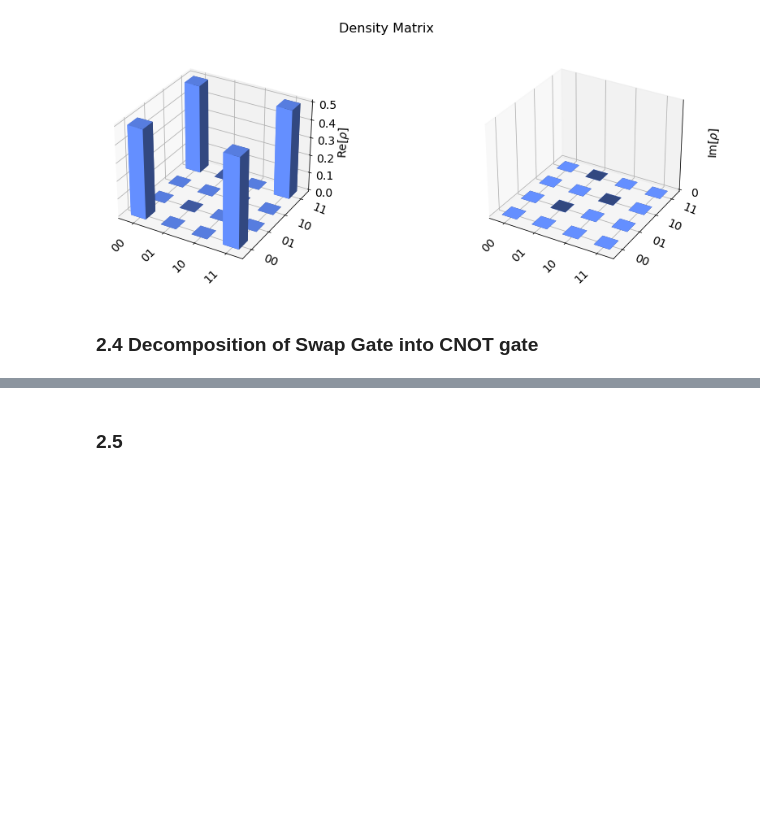
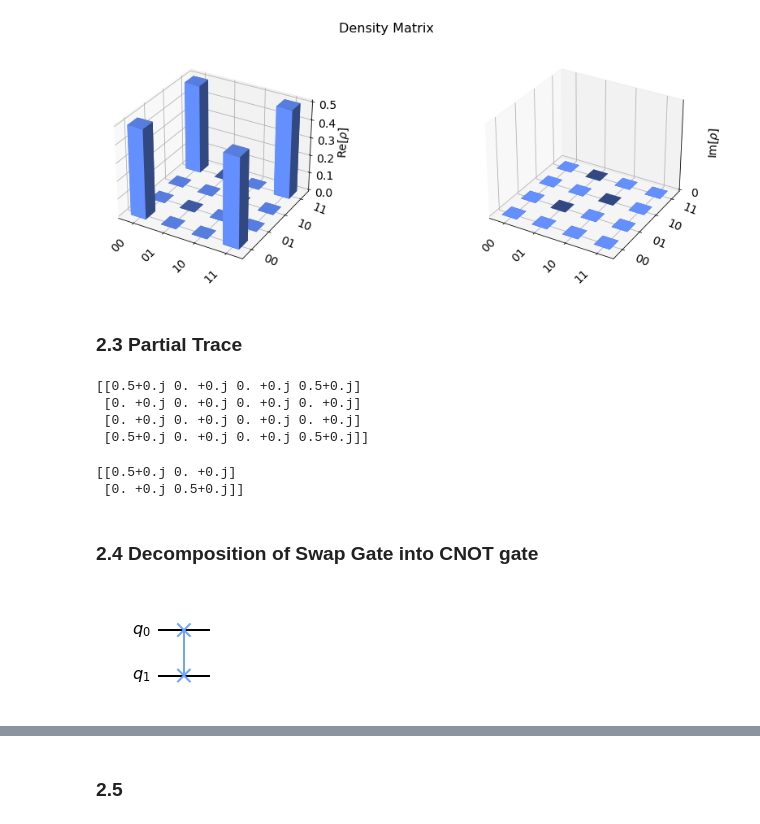
Before and after one commit to nithinaditya/quantum-computation, a Jupyter notebook: Practicals/quantumPracticals.ipynb, the cells around one changed output, grey strips where cells are left out. Saved outputs shown, nothing was run; the diff lists cells and outputs as text; code cells hidden in the pictures; blank space fills up the shorter version.

```diff
--- a/Practicals/quantumPracticals.ipynb
+++ b/Practicals/quantumPracticals.ipynb
@@ -44,10 +46,28 @@ from qiskit.visualization import plot_state_city
 plot_state_city(rho_AB.data, title='Density Matrix')
 # %% [output]
 [figure]
+# %% [markdown]
+### 2.3 Partial Trace
+# %%
+print(rho_AB.data)
+# %% [output]
+[[0.5+0.j 0. +0.j 0. +0.j 0.5+0.j]
+ [0. +0.j 0. +0.j 0. +0.j 0. +0.j]
+ [0. +0.j 0. +0.j 0. +0.j 0. +0.j]
+ [0.5+0.j 0. +0.j 0. +0.j 0.5+0.j]]
+# %%
+PT = qi.partial_trace(rho_AB,[0])
+
+print (PT.data)
+# %% [output]
+[[0.5+0.j 0. +0.j]
+ [0. +0.j 0.5+0.j]]
 # %% [markdown]
 ### 2.4 Decomposition of Swap Gate into CNOT gate
 # %%
-#qc_new = QuantumCircuit(2)
-#qc_new.swap(0,1)
-#qc_new.draw(output = "mpl")
+qc_new = QuantumCircuit(2)
+qc_new.swap(0,1)
+qc_new.draw(output = "mpl")
+# %% [output]
+[figure, added]
 # %%
```
Also changed, not shown: parts of 5 cells of this notebook, 1 other file.
